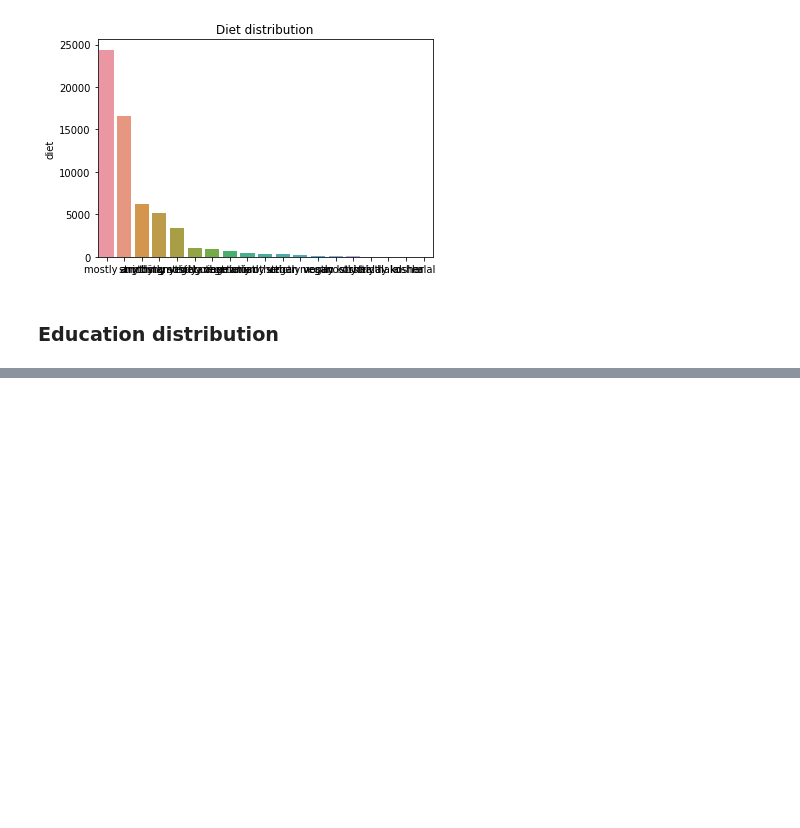
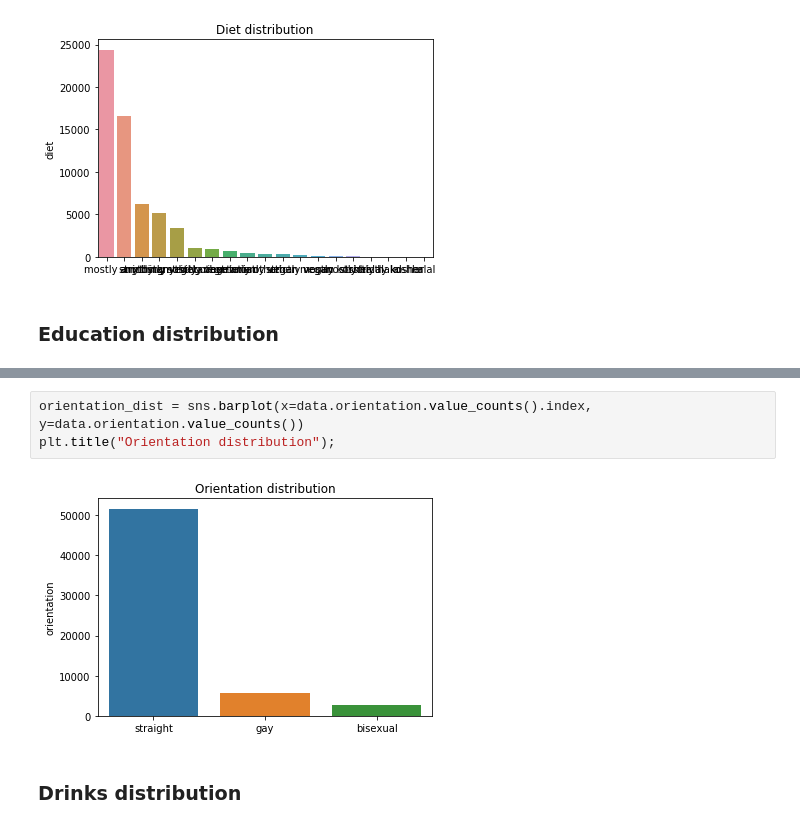
Before and after one commit to Ispanicus/OKCupid, a Jupyter notebook: Exploratory_analysis.ipynb, the cells around one changed output, grey strips where cells are left out. Saved outputs shown, nothing was run; the diff lists cells and outputs as text; blank space fills up the shorter version.

```diff
--- a/Exploratory_analysis.ipynb
+++ b/Exploratory_analysis.ipynb
@@ -149,0 +151,7 @@ plt.show();
+# %%
+orientation_dist = sns.barplot(x=data.orientation.value_counts().index, y=data.orientation.value_counts())
+plt.title("Orientation distribution");
+# %% [output]
+[figure, added]
+# %% [markdown]
+### Drinks distribution
```
Also changed, not shown: parts of 24 cells of this notebook.
